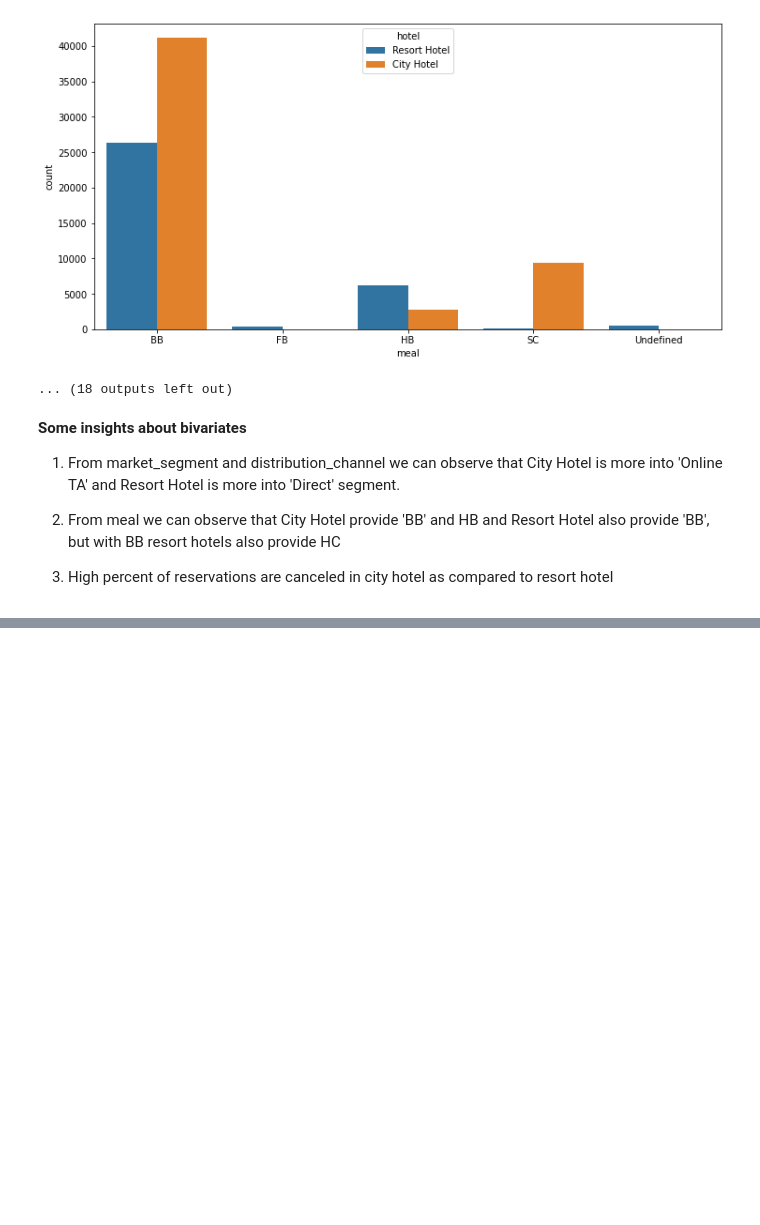
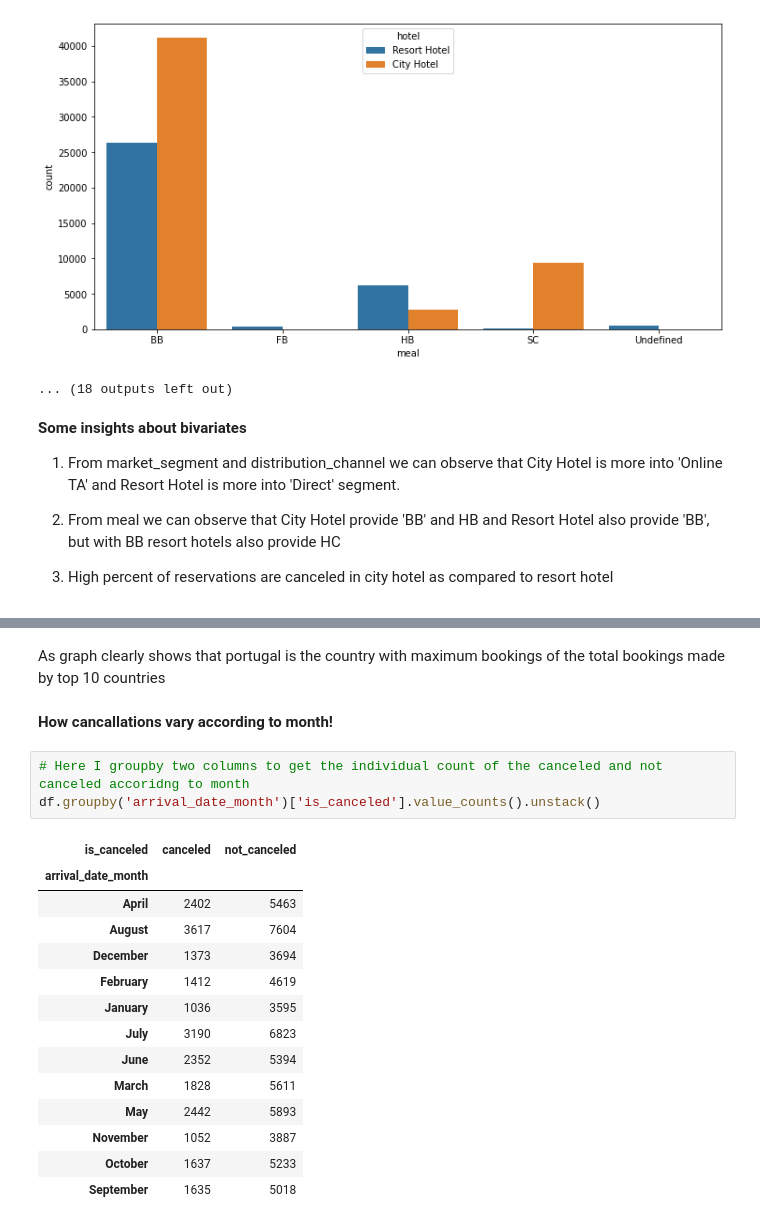
Before and after one commit to saurabhdaund76/Hotel-Booking-Analysis, a Jupyter notebook: Hotel_Booking_Analysis.ipynb, the cells around one changed output, grey strips where cells are left out. Drawn from its saved outputs; the diff is of its cells as text; blank space fills up the shorter version.

```diff
--- a/Hotel_Booking_Analysis.ipynb
+++ b/Hotel_Booking_Analysis.ipynb
@@ -380,0 +413,22 @@ plt.show()
+# %% [markdown]
+As graph clearly shows that portugal is the country with maximum bookings of the total bookings made by top 10 countries
+# %% [markdown]
+**How cancallations vary according to month!**
+# %%
+# Here I groupby two columns to get the individual count of the canceled and not canceled accoridng to month
+df.groupby('arrival_date_month')['is_canceled'].value_counts().unstack()
+# %% [output]
+| is_canceled | canceled | not_canceled |
+| arrival_date_month |  |  |
+| April | 2402 | 5463 |
+| August | 3617 | 7604 |
+| December | 1373 | 3694 |
+| February | 1412 | 4619 |
+| January | 1036 | 3595 |
+| July | 3190 | 6823 |
+| June | 2352 | 5394 |
+| March | 1828 | 5611 |
+| May | 2442 | 5893 |
+| November | 1052 | 3887 |
+| October | 1637 | 5233 |
+| September | 1635 | 5018 |
```
Also changed, not shown: parts of 3 cells of this notebook.
